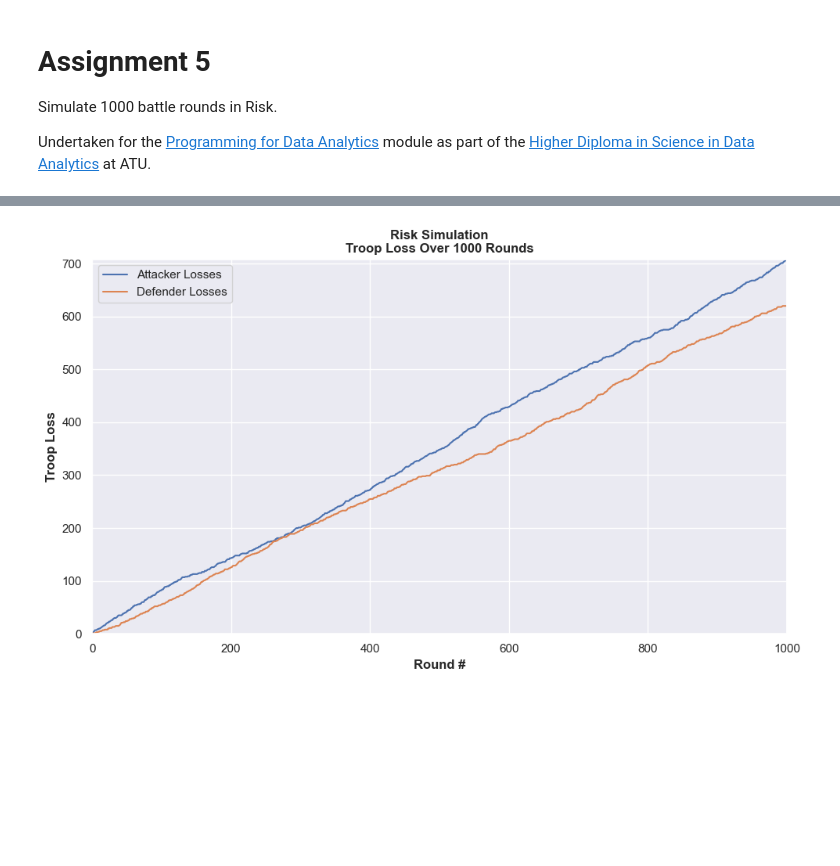
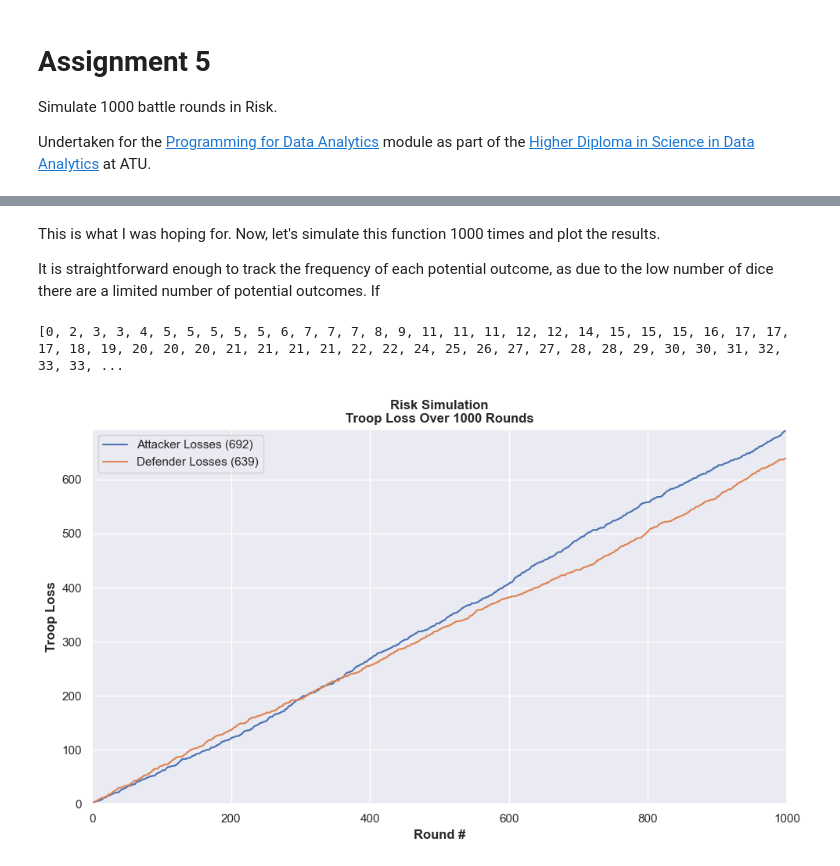
Before and after one commit to JBnkn/4369-programming-for-data-analytics, a Jupyter notebook: Assignments/assignment_5_risk.ipynb, the cells around one changed output, grey strips where cells are left out. Saved outputs shown, nothing was run; the diff lists cells and outputs as text; code cells hidden in the pictures; blank space fills up the shorter version.

```diff
--- a/Assignments/assignment_5_risk.ipynb
+++ b/Assignments/assignment_5_risk.ipynb
@@ -39,7 +40,7 @@ def risk_round():
     else:
         attack_loss += 1 # if max attack is equal or less, one attack loss
 
-    # handling if only one dice by either player
+    # handling if only one dice chosen by either player
     if len(sorted_attack) >1 and len(sorted_defend) >1:
         two_attack = sorted_attack[1]
         two_defend = sorted_defend[1]
@@ -50,9 +51,5 @@ def risk_round():
         else:
             attack_loss += 1 # if 2nd attack is equal or less, one attack loss
 
-    else:
-        two_attack = "n/a"
-        two_defend = "n/a"
-
     #return attack and defend loss for this round
     return attack_loss, defend_loss
@@ -91,23 +62,63 @@ print(defend_loss_total)
+# %% [markdown]
+This is what I was hoping for. Now, let's simulate this function 1000 times and plot the results.
+
+It is straightforward enough to track the frequency of each potential outcome, as due to the low number of dice there are a limited number of potential outcomes. If
+# %%
+# tracking data over time to create plots
+round = [] # list to store round number
+attack_losses = [] # list to show attack losses by round
+defend_losses = [] # list to show defend losses by round# list
+
+# tracking cumulative totals for attack and defend
+attack_loss_total = 0
+defend_loss_total = 0
+
+# assigning key:value pairs for every potential outcome
+outcomes = {
+    (1, 0): 0, # attack loses one, defend loses none
+    (0, 1): 0, # attack loses none, defend loses one
+    (1, 1): 0, # attack loses one, defend loses one
+    (2, 0): 0, # attack loses two, defend loses none
+    (0, 2): 0  # attack loses none, defend loses two
+}
+
+# simulating 1000 rounds
+for rounds in range(1000):
+    attack_loss, defend_loss = risk_round()
+    # track culmulative totals
+    attack_loss_total += attack_loss
+    defend_loss_total += defend_loss
+    # append running total to lists
+    round.append(rounds)
+    attack_losses.append(attack_loss_total)
+    defend_losses.append(defend_loss_total)
+    # track outcome frequency
+    outcome = (attack_loss, defend_loss)
+    if outcome in outcomes:
+        outcomes[outcome] += 1
+# %% [output]
+[0, 2, 3, 3, 4, 5, 5, 5, 5, 5, 6, 7, 7, 7, 8, 9, 11, 11, 11, 12, 12, 14, 15, 15, 15, 16, 17, 17, 17, 18, 19, 20, 20, 20, 21, 21, 21, 21, 22, 22, 24, 25, 26, 27, 27, 28, 28, 29, 30, 30, 31, 32, 33, 33, ...
 # %%
-# Plot the results
+# create the plot
 plt.figure(figsize=(10, 6))
 
-# Plotting both attack and defend loss over rounds
-plt.plot(round, attack_losses, label="Attacker Losses")
-plt.plot(round, defend_losses, label="Defender Losses")
+# plot attack and defend loss over rounds
+plt.plot(round, attack_losses, label=f"Attacker Losses ({attack_loss_total})")
+plt.plot(round, defend_losses, label=f"Defender Losses ({defend_loss_total})")
 
-# Adding labels and title
+# add labels and title
 plt.xlabel("Round #", weight='bold')
 plt.ylabel("Troop Loss", weight='bold')
 plt.title("Risk Simulation\nTroop Loss Over 1000 Rounds", weight='bold')
 plt.legend()
 
+# define plot boundaries to tighten and tidy
 plt.xlim(0, 1000)
 plt.ylim(0, max(max(attack_losses), max(defend_losses)) + 1)  # Set y-axis to go from 0 to the max loss plus 1
 
-# Show the plot
+# show the plot
 plt.grid(True)
 plt.tight_layout()
 plt.show()
 # %% [output]
-[figure, old version]
+[figure, new version]
```
Also changed, not shown: parts of 6 cells of this notebook.
